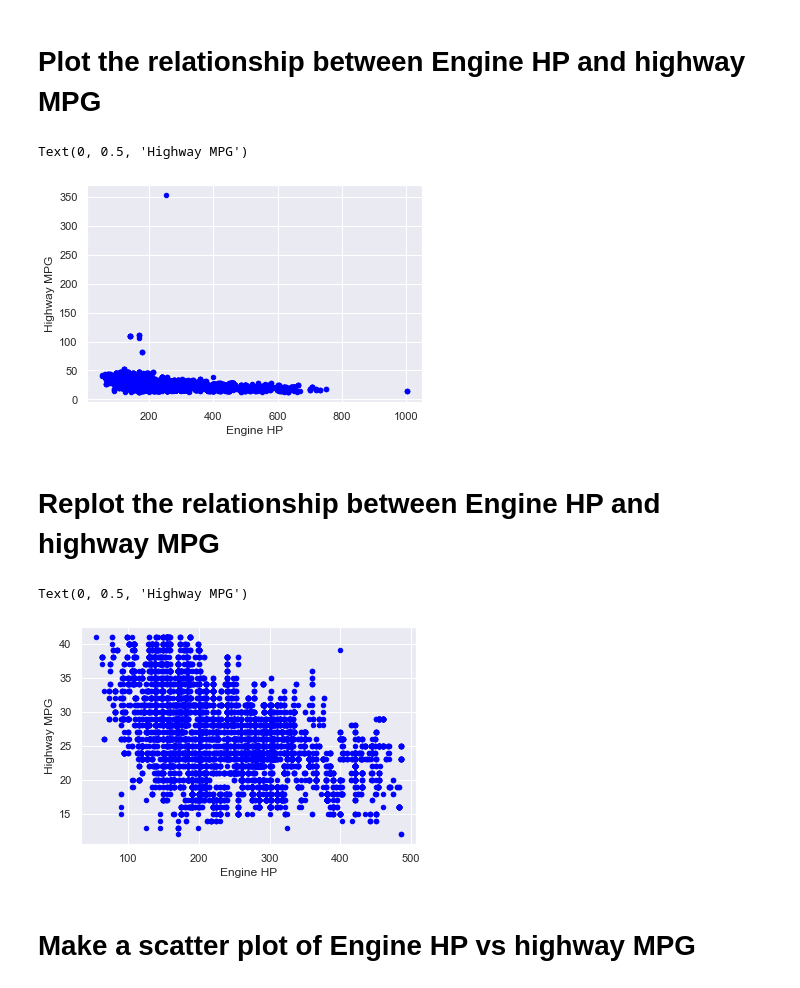
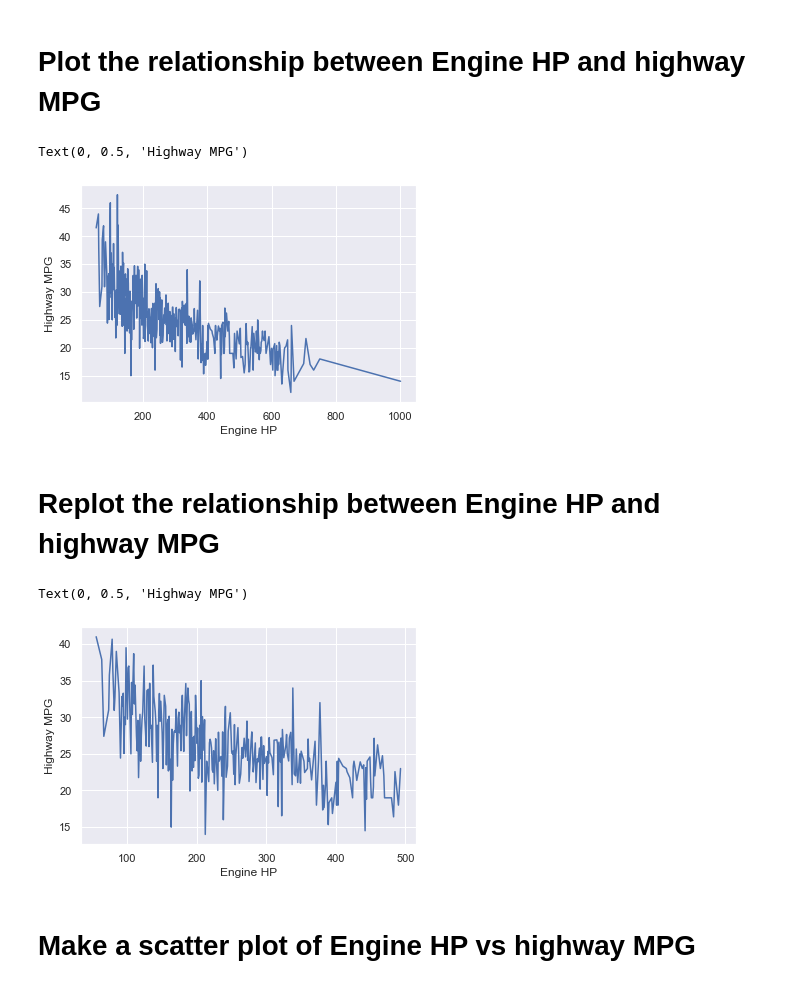
Before and after one commit to PanagiotisKokolis/my-fork-2023-fall-data-science-tuesday, a Jupyter notebook: ExercisePK-DONT-EDIT-MAKE-COPY.ipynb, the cells around one changed output. Drawn from its saved outputs; the diff is of its cells as text; code cells hidden in the pictures.

Commit message:
updated plot logic

```diff
--- a/ExercisePK-DONT-EDIT-MAKE-COPY.ipynb
+++ b/ExercisePK-DONT-EDIT-MAKE-COPY.ipynb
@@ -141,12 +141,13 @@ plt.ylim([0, 100000])
 # Plot the relationship between Engine HP and highway MPG
 # %%
 # Plot the relationship between Engine HP and highway MPG
-df.plot(kind='scatter', x='Engine HP', y='highway MPG', color = 'blue')
+HP_MPG = df.groupby("Engine HP")["highway MPG"].mean()
+HP_MPG.plot()
 plt.xlabel("Engine HP")
 plt.ylabel("Highway MPG")
 # %% [output]
 Text(0, 0.5, 'Highway MPG')
-[figure, old version]
+[figure, new version]
 # %%
 ### IF WE DIDN'T GET TO REMOVING OUTLIERS IN CLASS, THEN YOU CAN SKIP THIS SECTION
 # Remove any outliers from Engine HP and highway MPG
@@ -172,12 +173,13 @@ df = remove_outliers(df, 'highway MPG')
 # Replot the relationship between Engine HP and highway MPG
 # %%
 # Re-Plot the relationship between Engine HP and highway MPG
-df.plot(kind='scatter', x='Engine HP', y='highway MPG', color = 'blue')
+HP_MPG = df.groupby("Engine HP")["highway MPG"].mean()
+HP_MPG.plot()
 plt.xlabel("Engine HP")
 plt.ylabel("Highway MPG")
 # %% [output]
 Text(0, 0.5, 'Highway MPG')
-[figure, old version]
+[figure, new version]
 # %% [markdown]
 # Make a scatter plot of Engine HP vs highway MPG
 # %%
```
Also changed, not shown: parts of 3 cells of this notebook.
